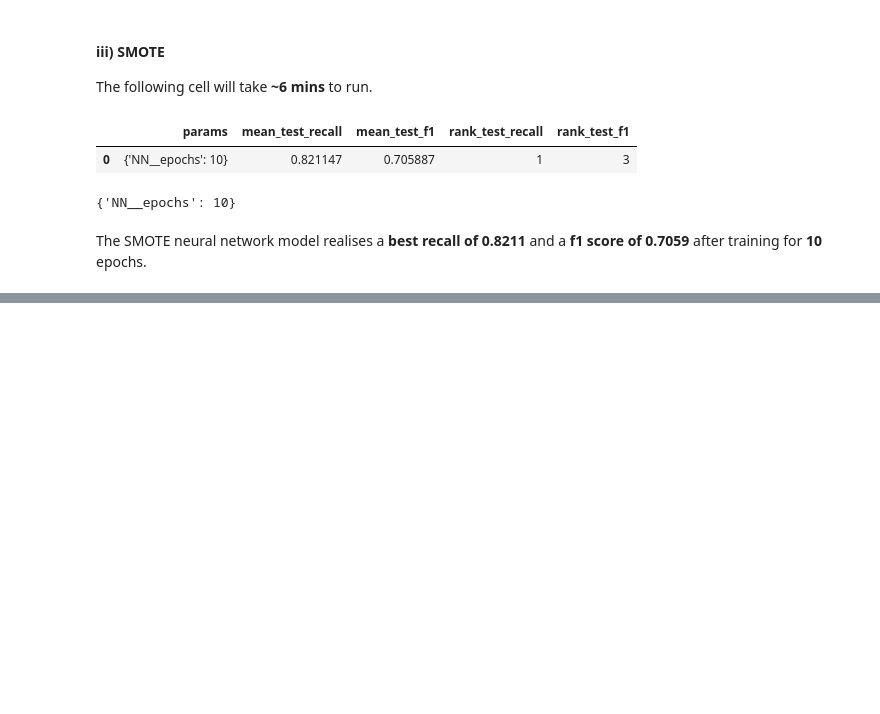
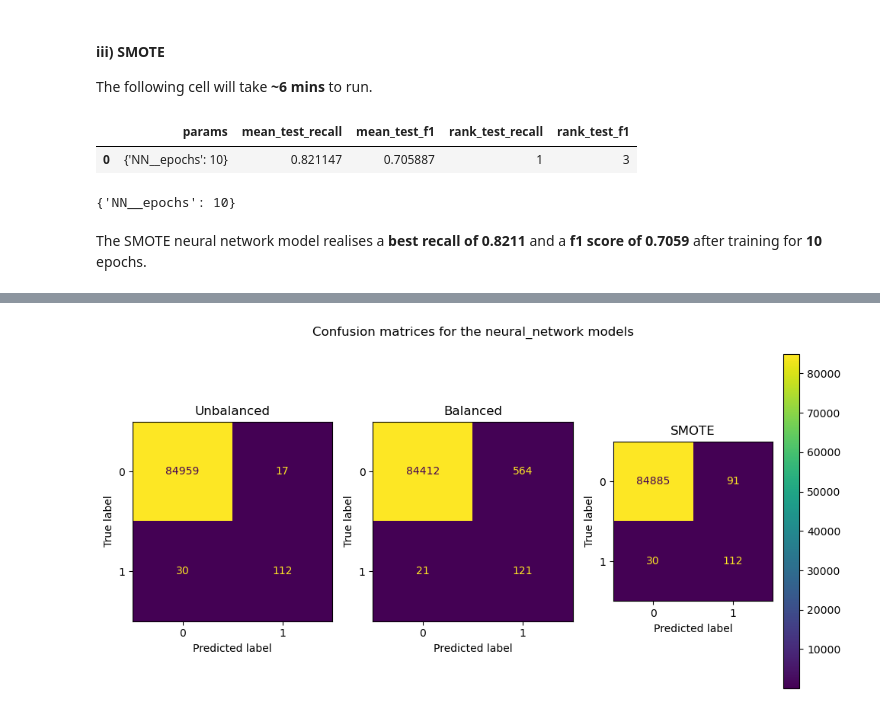
Before and after one commit to NgundoMuithya/Kaggle_Credit_Card_Fraud_Detection, a Jupyter notebook: notebook.ipynb, the cells around one changed output, grey strips where cells are left out. Drawn from its saved outputs; the diff is of its cells as text; code cells hidden in the pictures; blank space fills up the shorter version.

Commit message:
Begin evaluation of the nn models with the classification reports

```diff
--- a/notebook.ipynb
+++ b/notebook.ipynb
@@ -1622,0 +1625,4 @@ The SMOTE neural network model realises a **best recall of 0.8211** and a **f1 s
+# %%
+nn_models = [best_unbalanced_nn_model, best_balanced_nn_model, best_SMOTE_nn_model]
+
+print_classification_reports(nn_models)
@@ -1622,0 +1665,4 @@ The SMOTE neural network model realises a **best recall of 0.8211** and a **f1 s
+# %%
+plot_confusion_matrices('neural_network', nn_models)
+# %% [output]
+[figure, added]
```
Also changed, not shown: parts of 3 cells of this notebook.
